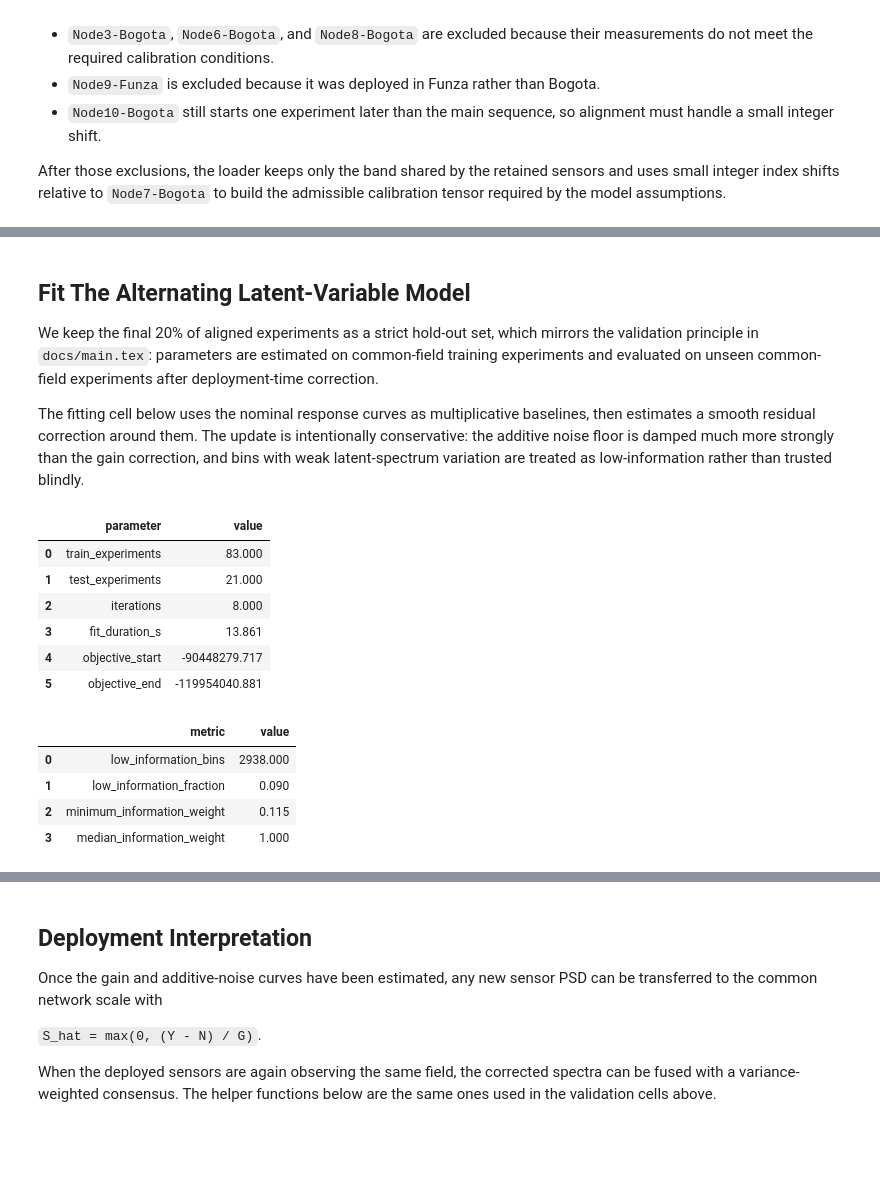
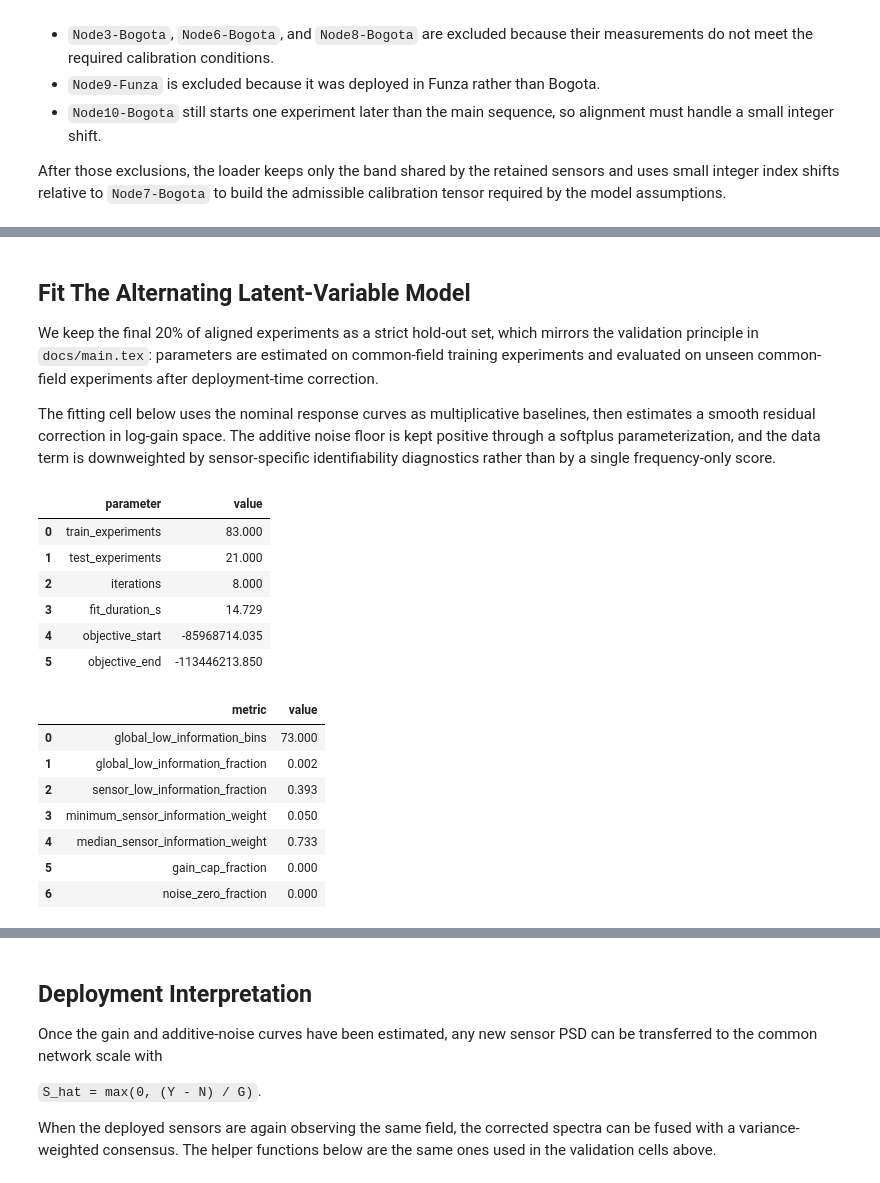
Before and after one commit to AlmondSund/MeasurementCalibration, a Jupyter notebook: notebooks/calibration.ipynb, the cells around one changed output, grey strips where cells are left out. Cells and saved outputs as stored; diff of their text form; code cells hidden in the pictures; blank space fills up the shorter version.

```diff
--- a/notebooks/calibration.ipynb
+++ b/notebooks/calibration.ipynb
@@ -149,7 +204,7 @@ Frequency resolution: 610.352 Hz per bin
 
 We keep the final 20% of aligned experiments as a strict hold-out set, which mirrors the validation principle in `docs/main.tex`: parameters are estimated on common-field training experiments and evaluated on unseen common-field experiments after deployment-time correction.
 
-The fitting cell below uses the nominal response curves as multiplicative baselines, then estimates a smooth residual correction around them. The update is intentionally conservative: the additive noise floor is damped much more strongly than the gain correction, and bins with weak latent-spectrum variation are treated as low-information rather than trusted blindly.
+The fitting cell below uses the nominal response curves as multiplicative baselines, then estimates a smooth residual correction in log-gain space. The additive noise floor is kept positive through a softplus parameterization, and the data term is downweighted by sensor-specific identifiability diagnostics rather than by a single frequency-only score.
 # %%
 train_indices, test_indices = make_holdout_split(
     n_experiments=dataset.observations_power.shape[1],
@@ -195,45 +250,54 @@ fit_summary = pd.DataFrame(
             int(train_indices.size),
             int(test_indices.size),
             fit_config["n_iterations"],
             fit_duration_s,
             float(result.objective_history[0]),
             float(result.objective_history[-1]),
         ],
     }
 )
 
 identifiability_summary = pd.DataFrame(
     {
         "metric": [
-            "low_information_bins",
-            "low_information_fraction",
-            "minimum_information_weight",
-            "median_information_weight",
+            "global_low_information_bins",
+            "global_low_information_fraction",
+            "sensor_low_information_fraction",
+            "minimum_sensor_information_weight",
+            "median_sensor_information_weight",
+            "gain_cap_fraction",
+            "noise_zero_fraction",
         ],
         "value": [
-            int(np.sum(result.low_information_mask)),
+            int(np.sum(result.frequency_low_information_mask)),
+            float(np.mean(result.frequency_low_information_mask)),
             float(np.mean(result.low_information_mask)),
             float(np.min(result.information_weight)),
             float(np.median(result.information_weight)),
+            float(np.mean(result.gain_at_correction_bound_mask)),
+            float(np.mean(result.noise_zero_mask)),
         ],
     }
 )
 
 display(fit_summary)
 display(identifiability_summary)
 # %% [output]
 |  | parameter | value |
 | 0 | train_experiments | 83.000 |
 | 1 | test_experiments | 21.000 |
 | 2 | iterations | 8.000 |
-| 3 | fit_duration_s | 13.861 |
-| 4 | objective_start | -90448279.717 |
-| 5 | objective_end | -119954040.881 |
+| 3 | fit_duration_s | 14.729 |
+| 4 | objective_start | -85968714.035 |
+| 5 | objective_end | -113446213.850 |
 |  | metric | value |
-| 0 | low_information_bins | 2938.000 |
-| 1 | low_information_fraction | 0.090 |
-| 2 | minimum_information_weight | 0.115 |
-| 3 | median_information_weight | 1.000 |
+| 0 | global_low_information_bins | 73.000 |
+| 1 | global_low_information_fraction | 0.002 |
+| 2 | sensor_low_information_fraction | 0.393 |
+| 3 | minimum_sensor_information_weight | 0.050 |
+| 4 | median_sensor_information_weight | 0.733 |
+| 5 | gain_cap_fraction | 0.000 |
+| 6 | noise_zero_fraction | 0.000 |
 # %%
 plot_stride = max(1, dataset.frequency_hz.size // 1024)
 freq_mhz = dataset.frequency_hz[::plot_stride] / 1e6
```
Also changed, not shown: parts of 7 cells of this notebook, 2 other files.
